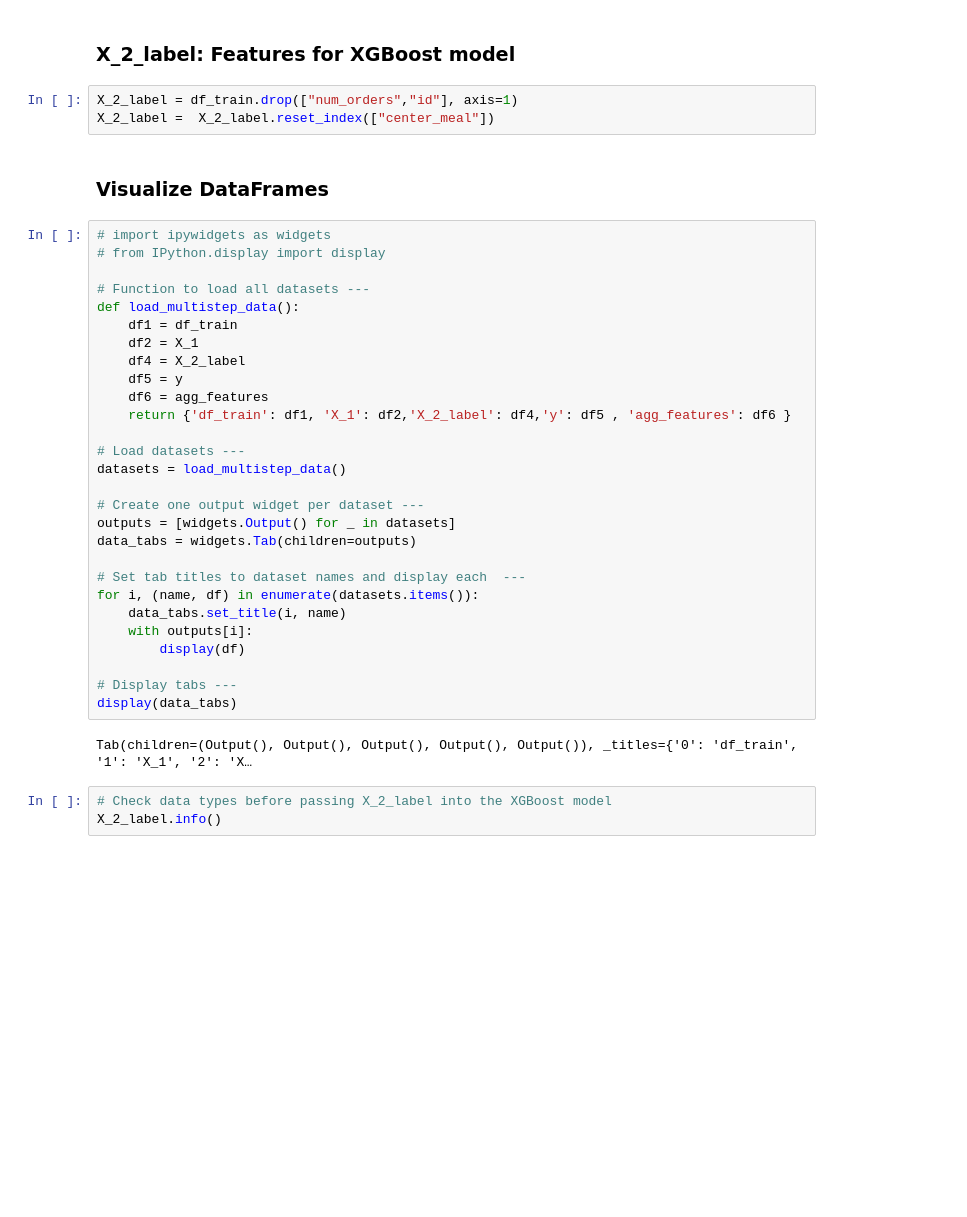
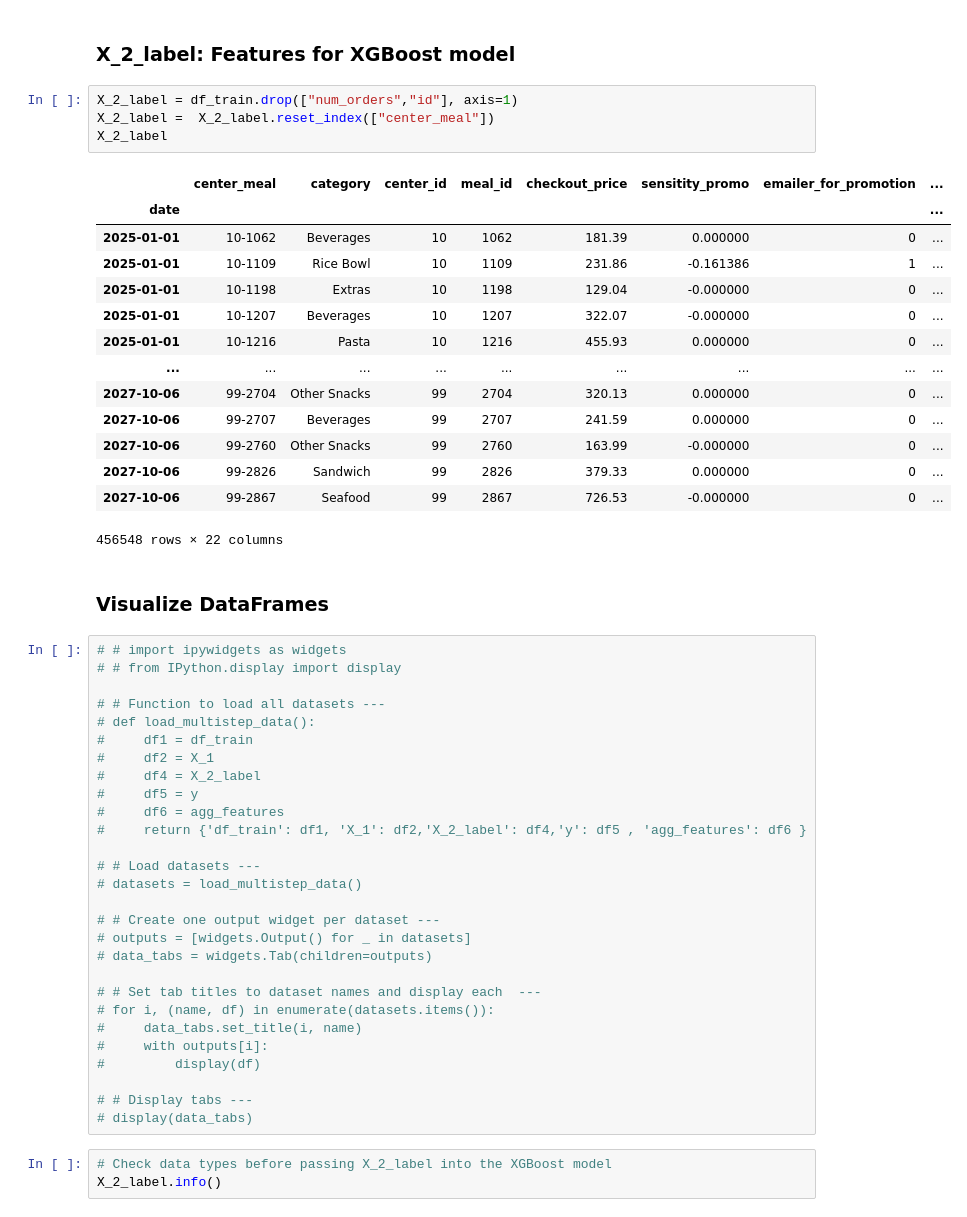
Before and after one commit to DaybV/hybrid-model-demand-forecasting, a Jupyter notebook: Model_Hybrid_final.ipynb, the cells around one changed output. Saved outputs shown, nothing was run; the diff lists cells and outputs as text; blank space fills up the shorter version.

```diff
--- a/Model_Hybrid_final.ipynb
+++ b/Model_Hybrid_final.ipynb
@@ -459,38 +475,52 @@ X_1.index = y.index
 # %%
 X_2_label = df_train.drop(["num_orders","id"], axis=1)
 X_2_label =  X_2_label.reset_index(["center_meal"])
+X_2_label
+# %% [output]
+|  | center_meal | category | center_id | meal_id | checkout_price | sensitity_promo | emailer_for_promotion | ... |
+| date |  |  |  |  |  |  |  | ... |
+| 2025-01-01 | 10-1062 | Beverages | 10 | 1062 | 181.39 | 0.000000 | 0 | ... |
+| 2025-01-01 | 10-1109 | Rice Bowl | 10 | 1109 | 231.86 | -0.161386 | 1 | ... |
+| 2025-01-01 | 10-1198 | Extras | 10 | 1198 | 129.04 | -0.000000 | 0 | ... |
+| 2025-01-01 | 10-1207 | Beverages | 10 | 1207 | 322.07 | -0.000000 | 0 | ... |
+| 2025-01-01 | 10-1216 | Pasta | 10 | 1216 | 455.93 | 0.000000 | 0 | ... |
+| ... | ... | ... | ... | ... | ... | ... | ... | ... |
+| 2027-10-06 | 99-2704 | Other Snacks | 99 | 2704 | 320.13 | 0.000000 | 0 | ... |
+| 2027-10-06 | 99-2707 | Beverages | 99 | 2707 | 241.59 | 0.000000 | 0 | ... |
+| 2027-10-06 | 99-2760 | Other Snacks | 99 | 2760 | 163.99 | -0.000000 | 0 | ... |
+| 2027-10-06 | 99-2826 | Sandwich | 99 | 2826 | 379.33 | 0.000000 | 0 | ... |
+| 2027-10-06 | 99-2867 | Seafood | 99 | 2867 | 726.53 | -0.000000 | 0 | ... |
+456548 rows × 22 columns
 # %% [markdown]
 ### Visualize DataFrames
 # %%
-# import ipywidgets as widgets
-# from IPython.display import display
+# # import ipywidgets as widgets
+# # from IPython.display import display
 
-# Function to load all datasets ---
-def load_multistep_data():
-    df1 = df_train
-    df2 = X_1
-    df4 = X_2_label
-    df5 = y
-    df6 = agg_features
-    return {'df_train': df1, 'X_1': df2,'X_2_label': df4,'y': df5 , 'agg_features': df6 }
+# # Function to load all datasets ---
+# def load_multistep_data():
+#     df1 = df_train
+#     df2 = X_1
+#     df4 = X_2_label
+#     df5 = y
+#     df6 = agg_features
+#     return {'df_train': df1, 'X_1': df2,'X_2_label': df4,'y': df5 , 'agg_features': df6 }
 
-# Load datasets ---
-datasets = load_multistep_data()
+# # Load datasets ---
+# datasets = load_multistep_data()
 
-# Create one output widget per dataset ---
-outputs = [widgets.Output() for _ in datasets]
-data_tabs = widgets.Tab(children=outputs)
+# # Create one output widget per dataset ---
+# outputs = [widgets.Output() for _ in datasets]
+# data_tabs = widgets.Tab(children=outputs)
 
-# Set tab titles to dataset names and display each  ---
-for i, (name, df) in enumerate(datasets.items()):
-    data_tabs.set_title(i, name)
-    with outputs[i]:
-        display(df)
+# # Set tab titles to dataset names and display each  ---
+# for i, (name, df) in enumerate(datasets.items()):
+#     data_tabs.set_title(i, name)
+#     with outputs[i]:
+#         display(df)
 
-# Display tabs ---
-display(data_tabs)
+# # Display tabs ---
+# display(data_tabs)
-# %% [output]
-Tab(children=(Output(), Output(), Output(), Output(), Output()), _titles={'0': 'df_train', '1': 'X_1', '2': 'X…
 # %%
 # Check data types before passing X_2_label into the XGBoost model
 X_2_label.info()
```
Also changed, not shown: parts of 2 cells of this notebook.
